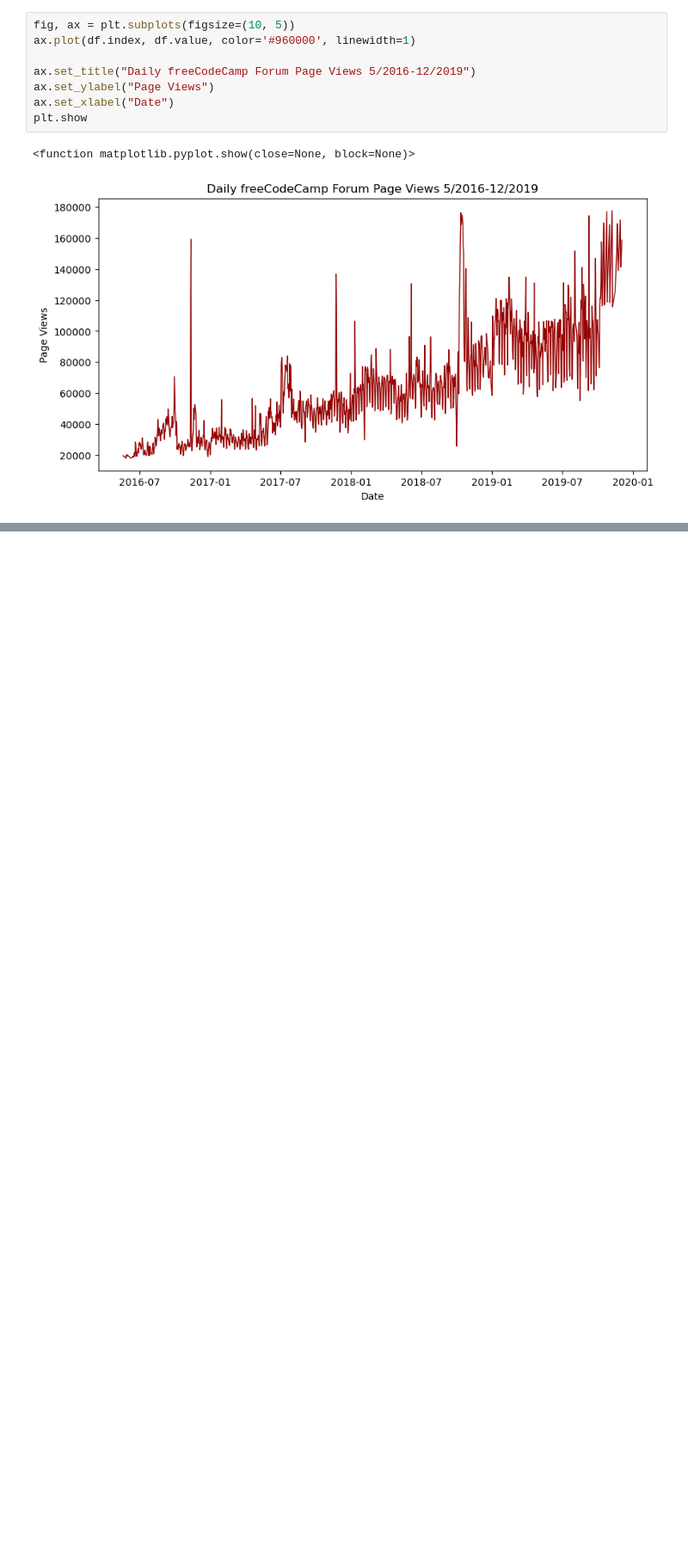
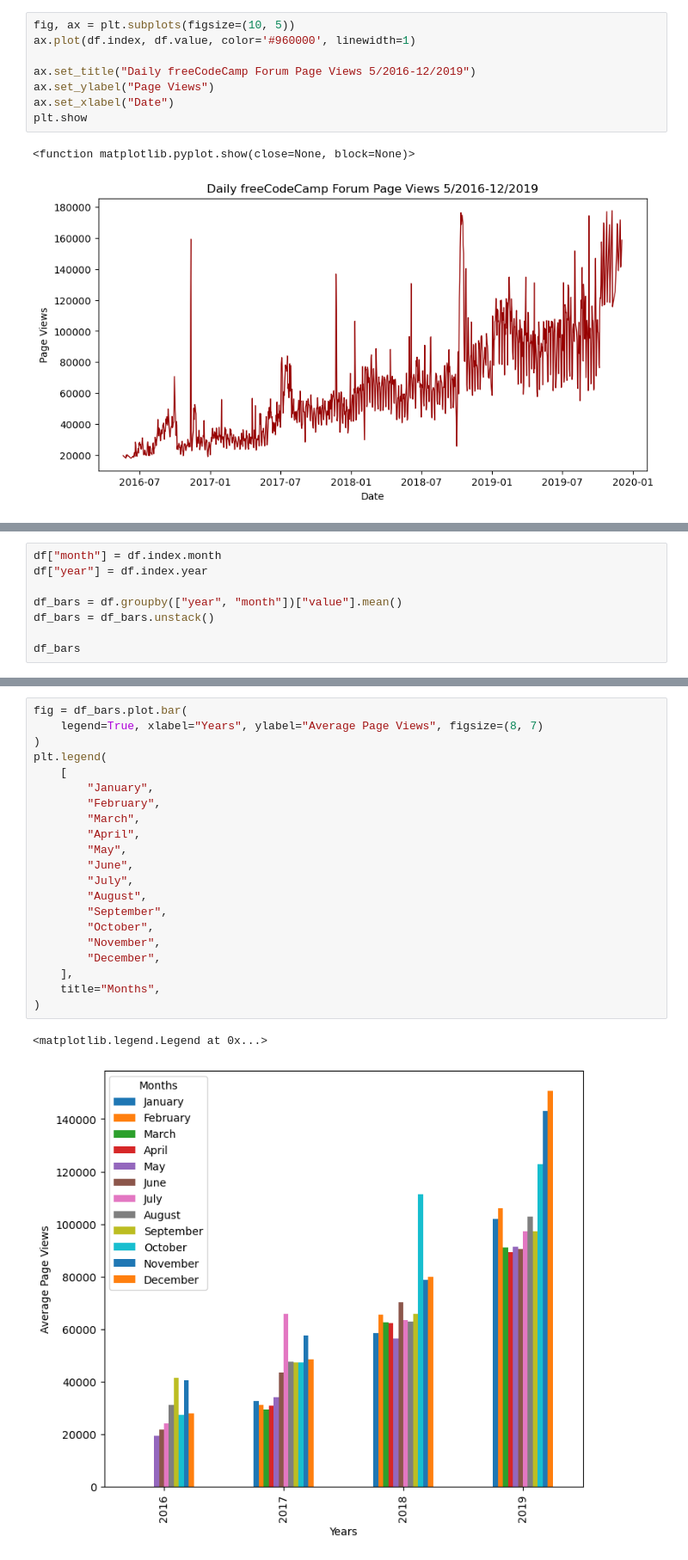
Before and after one commit to kkyouma/page-view-time-series-visualizer, a Jupyter notebook: data-exploring.ipynb, the cells around one changed output, grey strips where cells are left out. Shown at 86% size. Drawn from its saved outputs; the diff is of its cells as text; blank space fills up the shorter version.

Commit message:
add bar plot

```diff
--- a/data-exploring.ipynb
+++ b/data-exploring.ipynb
@@ -39,0 +43,8 @@ plt.show
+# %%
+df["month"] = df.index.month
+df["year"] = df.index.year
+
+df_bars = df.groupby(["year", "month"])["value"].mean()
+df_bars = df_bars.unstack()
+
+df_bars
@@ -39,0 +58,24 @@ plt.show
+# %%
+fig = df_bars.plot.bar(
+    legend=True, xlabel="Years", ylabel="Average Page Views", figsize=(8, 7)
+)
+plt.legend(
+    [
+        "January",
+        "February",
+        "March",
+        "April",
+        "May",
+        "June",
+        "July",
+        "August",
+        "September",
+        "October",
+        "November",
+        "December",
+    ],
+    title="Months",
+)
+# %% [output]
+<matplotlib.legend.Legend at 0x...>
+[figure, added]
```
Also changed, not shown: parts of 4 cells of this notebook, 1 other file.
